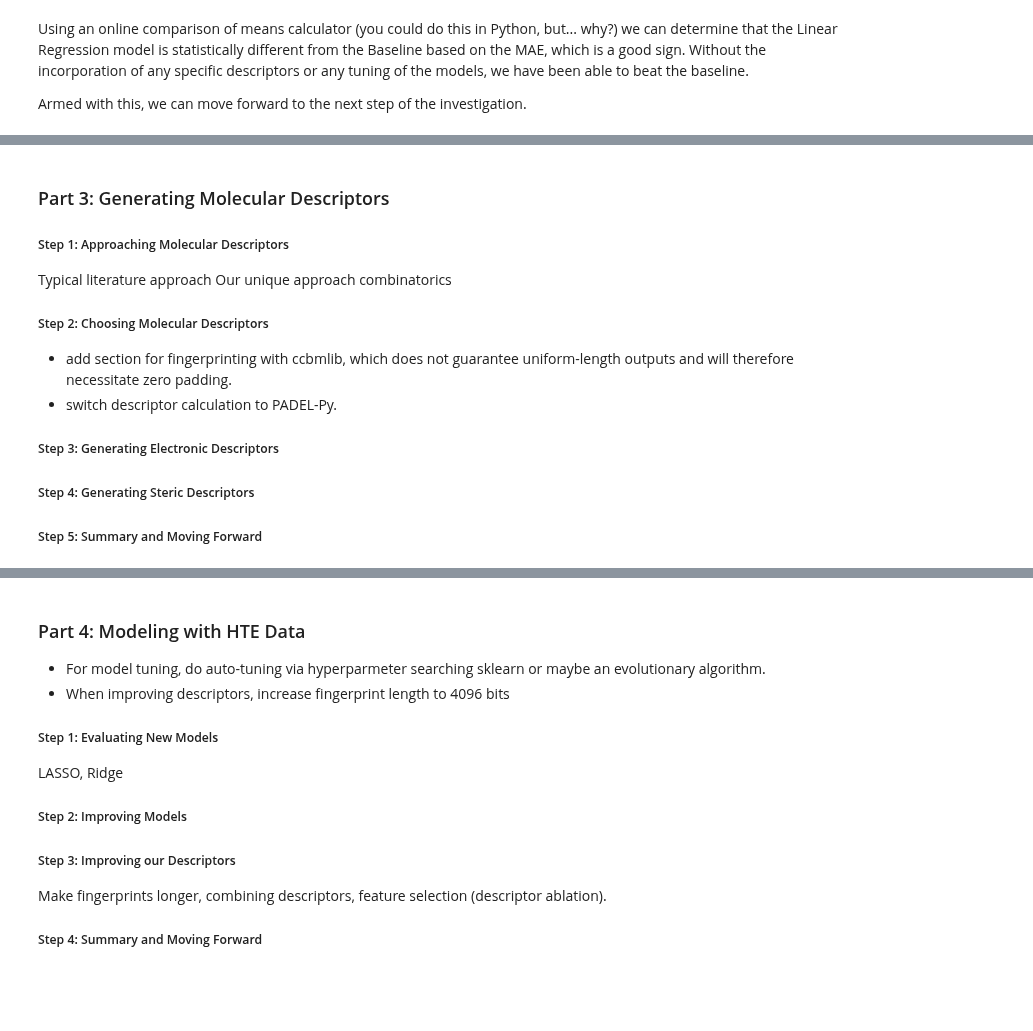
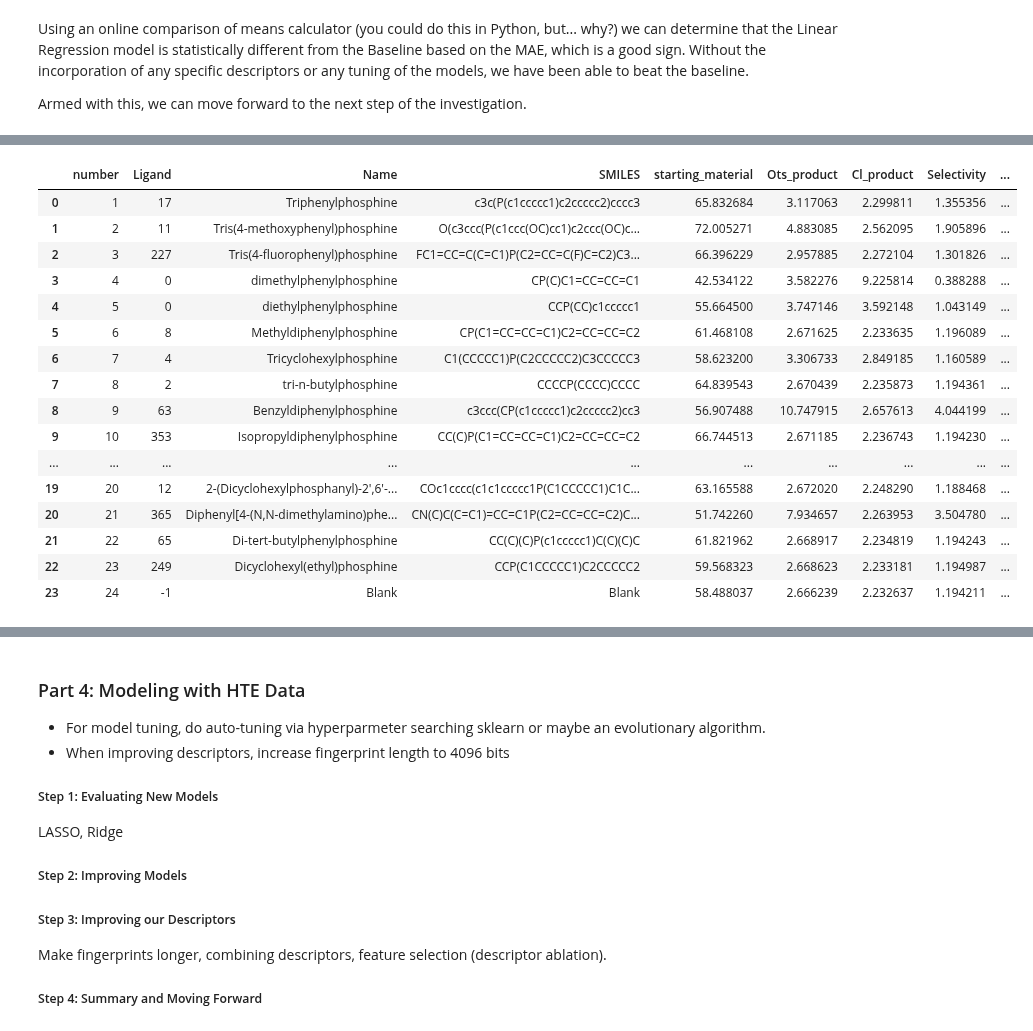
Before and after one commit to JacksonBurns/ArClOTs, a Jupyter notebook: ArClOTs_analysis.ipynb, the cells around one changed output, grey strips where cells are left out. Drawn from its saved outputs; the diff is of its cells as text; code cells hidden in the pictures; blank space fills up the shorter version.

Commit message:
add new HTE data

```diff
--- a/ArClOTs_analysis.ipynb
+++ b/ArClOTs_analysis.ipynb
@@ -400,21 +400,24 @@ These steps will not be covered in the tutorial, so moving forward we are going
 |diphenylbenzylphosphine|0.5|
 
 ...and so on.
-# %% [markdown]
-### Part 3: Generating Molecular Descriptors
-
-##### Step 1: Approaching Molecular Descriptors
-Typical literature approach
-Our unique approach
-combinatorics
-
-##### Step 2: Choosing Molecular Descriptors
-- add section for fingerprinting with ccbmlib, which does not guarantee uniform-length outputs and will therefore necessitate zero padding.
- - switch descriptor calculation to PADEL-Py.
-
-##### Step 3: Generating Electronic Descriptors
-
-
-##### Step 4: Generating Steric Descriptors
-
-##### Step 5: Summary and Moving Forward
+# %%
+data = pandas.read_excel("data/new_data.xlsx", engine='openpyxl')
+data
+# %% [output]
+|  | number | Ligand | Name | SMILES | starting_material | Ots_product | Cl_product | Selectivity | ... |
+| 0 | 1 | 17 | Triphenylphosphine | c3c(P(c1ccccc1)c2ccccc2)cccc3 | 65.832684 | 3.117063 | 2.299811 | 1.355356 | ... |
+| 1 | 2 | 11 | Tris(4-methoxyphenyl)phosphine | O(c3ccc(P(c1ccc(OC)cc1)c2ccc(OC)c... | 72.005271 | 4.883085 | 2.562095 | 1.905896 | ... |
+| 2 | 3 | 227 | Tris(4-fluorophenyl)phosphine | FC1=CC=C(C=C1)P(C2=CC=C(F)C=C2)C3... | 66.396229 | 2.957885 | 2.272104 | 1.301826 | ... |
+| 3 | 4 | 0 | dimethylphenylphosphine | CP(C)C1=CC=CC=C1 | 42.534122 | 3.582276 | 9.225814 | 0.388288 | ... |
+| 4 | 5 | 0 | diethylphenylphosphine | CCP(CC)c1ccccc1 | 55.664500 | 3.747146 | 3.592148 | 1.043149 | ... |
+| 5 | 6 | 8 | Methyldiphenylphosphine | CP(C1=CC=CC=C1)C2=CC=CC=C2 | 61.468108 | 2.671625 | 2.233635 | 1.196089 | ... |
+| 6 | 7 | 4 | Tricyclohexylphosphine | C1(CCCCC1)P(C2CCCCC2)C3CCCCC3 | 58.623200 | 3.306733 | 2.849185 | 1.160589 | ... |
+| 7 | 8 | 2 | tri-n-butylphosphine | CCCCP(CCCC)CCCC | 64.839543 | 2.670439 | 2.235873 | 1.194361 | ... |
+| 8 | 9 | 63 | Benzyldiphenylphosphine | c3ccc(CP(c1ccccc1)c2ccccc2)cc3 | 56.907488 | 10.747915 | 2.657613 | 4.044199 | ... |
+| 9 | 10 | 353 | Isopropyldiphenylphosphine | CC(C)P(C1=CC=CC=C1)C2=CC=CC=C2 | 66.744513 | 2.671185 | 2.236743 | 1.194230 | ... |
+| ... | ... | ... | ... | ... | ... | ... | ... | ... | ... |
+| 19 | 20 | 12 | 2-(Dicyclohexylphosphanyl)-2',6'-... | COc1cccc(c1c1ccccc1P(C1CCCCC1)C1C... | 63.165588 | 2.672020 | 2.248290 | 1.188468 | ... |
+| 20 | 21 | 365 | Diphenyl[4-(N,N-dimethylamino)phe... | CN(C)C(C=C1)=CC=C1P(C2=CC=CC=C2)C... | 51.742260 | 7.934657 | 2.263953 | 3.504780 | ... |
+| 21 | 22 | 65 | Di-tert-butylphenylphosphine | CC(C)(C)P(c1ccccc1)C(C)(C)C | 61.821962 | 2.668917 | 2.234819 | 1.194243 | ... |
+| 22 | 23 | 249 | Dicyclohexyl(ethyl)phosphine | CCP(C1CCCCC1)C2CCCCC2 | 59.568323 | 2.668623 | 2.233181 | 1.194987 | ... |
+| 23 | 24 | -1 | Blank | Blank | 58.488037 | 2.666239 | 2.232637 | 1.194211 | ... |
```
Also changed, not shown: parts of 5 cells of this notebook, 2 other files.
